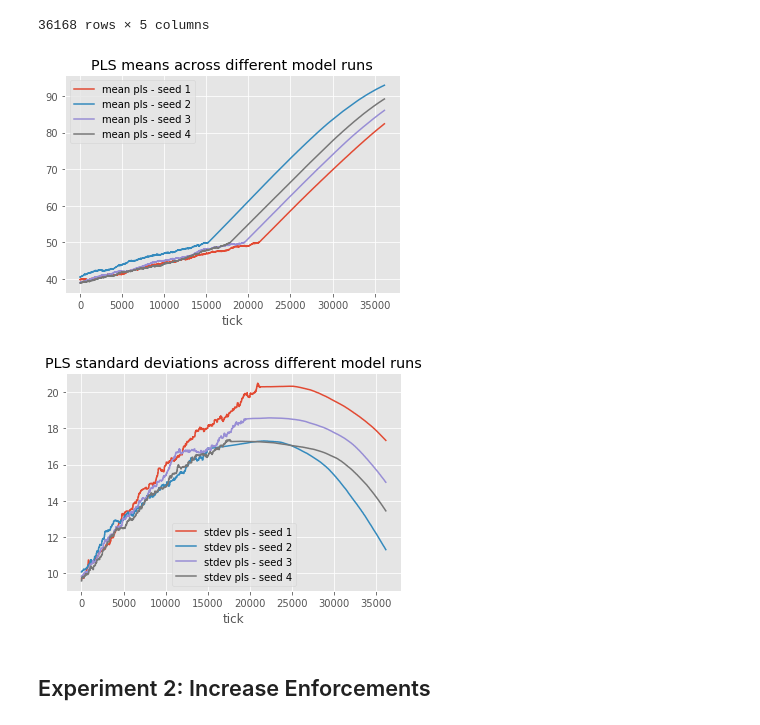
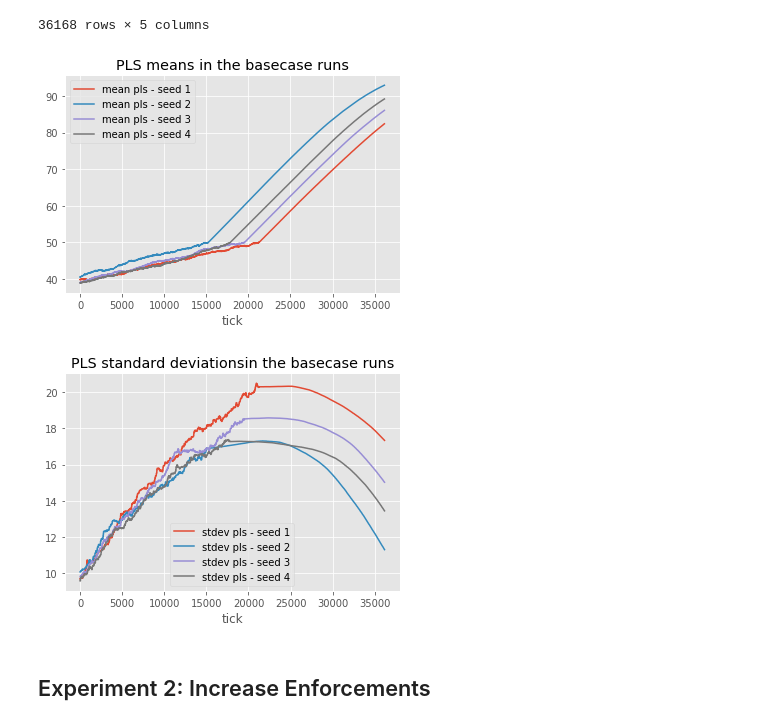
Before and after one commit to herzogrh/SEN1211-Agent-based-modelling, a Jupyter notebook: Model/Basecase_analysis.ipynb, the cells around one changed output. Drawn from its saved outputs; the diff is of its cells as text; code cells hidden in the pictures.

```diff
--- a/Model/Basecase_analysis.ipynb
+++ b/Model/Basecase_analysis.ipynb
@@ -177,10 +204,10 @@ basecase_stdevs
 36168 rows × 5 columns
 # %%
 basecase_means.plot(kind= "line", x = "tick", title= "PLS means in the basecase runs");
-basecase_stdev.plot(kind= "line", x = "tick",title= "PLS standard deviations across different model runs");
+basecase_stdevs.plot(kind= "line", x = "tick",title= "PLS standard deviationsin the basecase runs");
 # %% [output]
-[figure, old version]
+[figure, new version]
-[figure, old version]
+[figure, new version]
 # %% [markdown]
 ## Experiment 2: Increase Enforcements
 # %%
```
Also changed, not shown: parts of 7 cells of this notebook.
